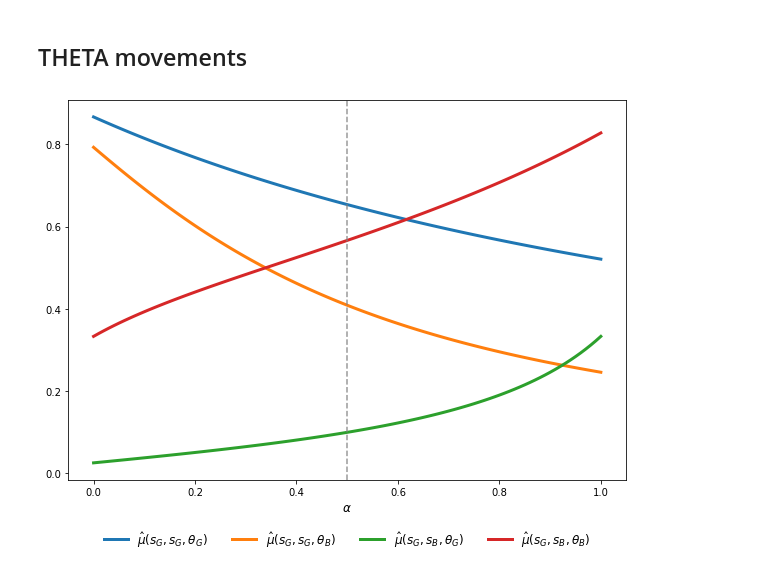
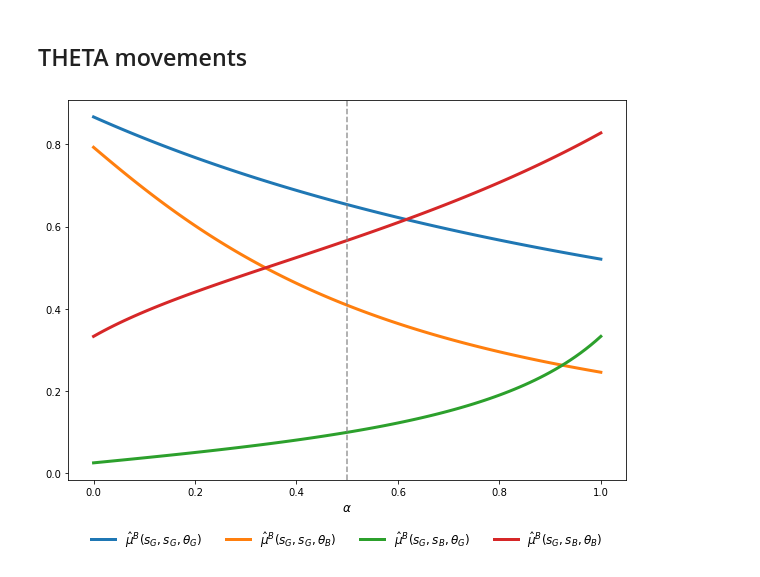
Before and after one commit to Jnejsum/masters_thesis, a Jupyter notebook: numerical_analysis_asym.ipynb, the cells around one changed output. Drawn from its saved outputs; the diff is of its cells as text; code cells hidden in the pictures.

```diff
--- a/numerical_analysis_asym.ipynb
+++ b/numerical_analysis_asym.ipynb
@@ -131,25 +131,25 @@ See the caveats in the documentation: https://pandas.pydata.org/pandas-docs/stab
 # %%
 # Subsetting Dataframe for plot
 df_theta = df[['alpha', 'thetaGGG', 'thetaGGB', 'thetaGBG', 'thetaGBB']]
 df_theta.set_index('alpha')
 
 fig, ax = plt.subplots(1,1, figsize=(10,7))
 
-sns.lineplot(data=df_theta, x='alpha', y='thetaGGG', ax=ax, label='$\hat{\mu}(s_G,s_G,\\theta_G)$',
+sns.lineplot(data=df_theta, x='alpha', y='thetaGGG', ax=ax, label='$\hat{\mu}^B(s_G,s_G,\\theta_G)$',
             linewidth=linewidth);
-sns.lineplot(data=df_theta, x='alpha', y='thetaGGB', ax=ax, label='$\hat{\mu}(s_G,s_G,\\theta_B)$',
+sns.lineplot(data=df_theta, x='alpha', y='thetaGGB', ax=ax, label='$\hat{\mu}^B(s_G,s_G,\\theta_B)$',
             linewidth=linewidth);
-sns.lineplot(data=df_theta, x='alpha', y='thetaGBG', ax=ax, label='$\hat{\mu}(s_G,s_B,\\theta_G)$',
+sns.lineplot(data=df_theta, x='alpha', y='thetaGBG', ax=ax, label='$\hat{\mu}^B(s_G,s_B,\\theta_G)$',
             linewidth=linewidth);
-sns.lineplot(data=df_theta, x='alpha', y='thetaGBB', ax=ax, label='$\hat{\mu}(s_G,s_B,\\theta_B)$',
+sns.lineplot(data=df_theta, x='alpha', y='thetaGBB', ax=ax, label='$\hat{\mu}^B(s_G,s_B,\\theta_B)$',
             linewidth=linewidth);
 
 plt.axvline(0.5, linestyle='--', alpha=0.8, color='gray')
 
 ax.legend(loc='upper center', bbox_to_anchor=(0.5, -0.1), ncol=5, frameon=False, fontsize=fontsize);
 ax.set_xlabel("$\\alpha$", fontsize=fontsize);
 ax.set_ylabel("", fontsize=fontsize);
 
 plt.savefig('Figures/ThetasAsymmetric', dpi=300, bbox_inches='tight')
 # %% [output]
-[figure, old version]
+[figure, new version]
```
Also changed, not shown: 1 other file.
